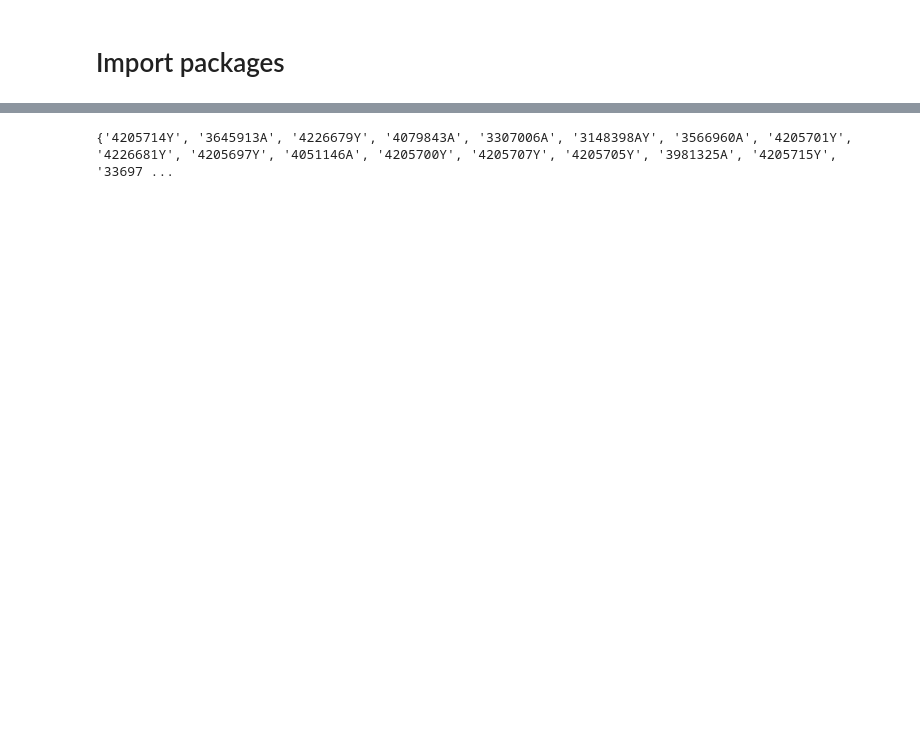
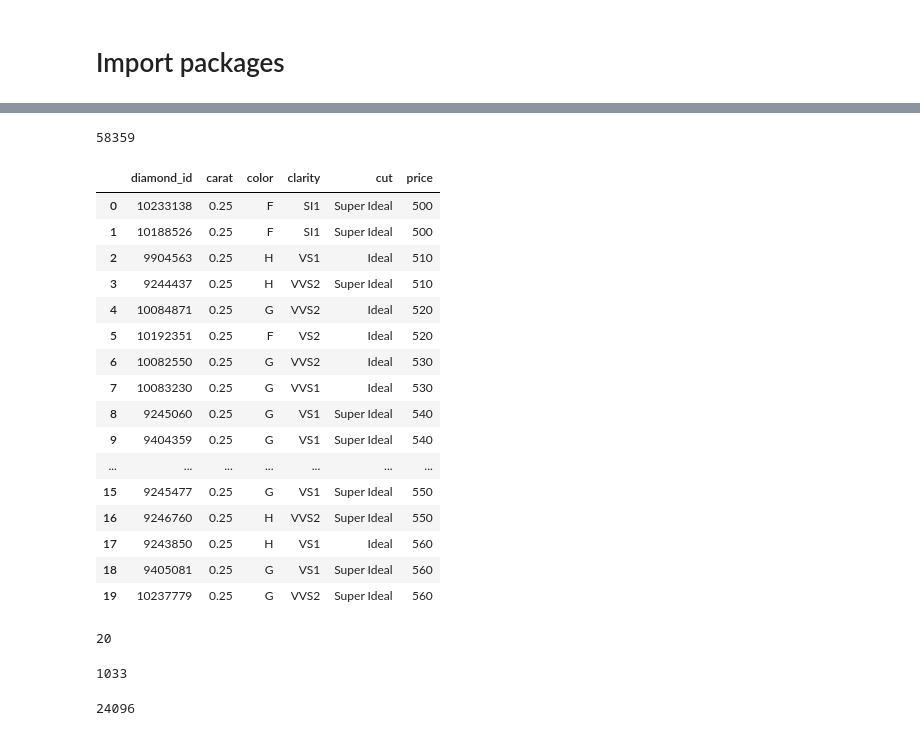
Before and after one commit to SiphuLangeni/4Cs-of-Diamonds, a Jupyter notebook: Diamond Scraper.ipynb, the cells around one changed output, grey strips where cells are left out. Saved outputs shown, nothing was run; the diff lists cells and outputs as text; code cells hidden in the pictures; blank space fills up the shorter version.

```diff
--- a/Diamond Scraper.ipynb
+++ b/Diamond Scraper.ipynb
@@ -6,6 +7,4 @@ import json
 # %%
-url = 'https://www.brilliantearth.com/loose-diamonds/list/?shapes=Round&min_carat=0.25&max_carat=0.34&page=1'
+url = 'https://www.brilliantearth.com/loose-diamonds/list/?shapes=Round&min_carat=0.25&max_carat=2&page=1'
 # %%
-response = requests.get(url).text
+response = requests.get(url).json()
-# %%
-data = json.loads(response)
@@ -101,4 +150,38 @@ bling.get_diamonds()
+# %%
+len(bling.diamond_id)
+# %% [output]
+58359
+# %%
+diamonds = bling.create_frame()
+# %%
+diamonds.head(20)
+# %% [output]
+|  | diamond_id | carat | color | clarity | cut | price |
+| 0 | 10233138 | 0.25 | F | SI1 | Super Ideal | 500 |
+| 1 | 10188526 | 0.25 | F | SI1 | Super Ideal | 500 |
+| 2 | 9904563 | 0.25 | H | VS1 | Ideal | 510 |
+| 3 | 9244437 | 0.25 | H | VVS2 | Super Ideal | 510 |
+| 4 | 10084871 | 0.25 | G | VVS2 | Ideal | 520 |
+| 5 | 10192351 | 0.25 | F | VS2 | Ideal | 520 |
+| 6 | 10082550 | 0.25 | G | VVS2 | Ideal | 530 |
+| 7 | 10083230 | 0.25 | G | VVS1 | Ideal | 530 |
+| 8 | 9245060 | 0.25 | G | VS1 | Super Ideal | 540 |
+| 9 | 9404359 | 0.25 | G | VS1 | Super Ideal | 540 |
+| ... | ... | ... | ... | ... | ... | ... |
+| 15 | 9245477 | 0.25 | G | VS1 | Super Ideal | 550 |
+| 16 | 9246760 | 0.25 | H | VVS2 | Super Ideal | 550 |
+| 17 | 9243850 | 0.25 | H | VS1 | Ideal | 560 |
+| 18 | 9405081 | 0.25 | G | VS1 | Super Ideal | 560 |
+| 19 | 10237779 | 0.25 | G | VVS2 | Super Ideal | 560 |
 # %%
-print(set(bling.upc))
+len(set(bling.upc))
 # %% [output]
-{'4205714Y', '3645913A', '4226679Y', '4079843A', '3307006A', '3148398AY', '3566960A', '4205701Y', '4226681Y', '4205697Y', '4051146A', '4205700Y', '4205707Y', '4205705Y', '3981325A', '4205715Y', '33697 ...
+20
+# %%
+len(diamonds)
+# %% [output]
+1033
+# %%
+len(diamonds['diamond_id'].unique())
+# %% [output]
+24096
```
Also changed, not shown: parts of 30 cells of this notebook.
